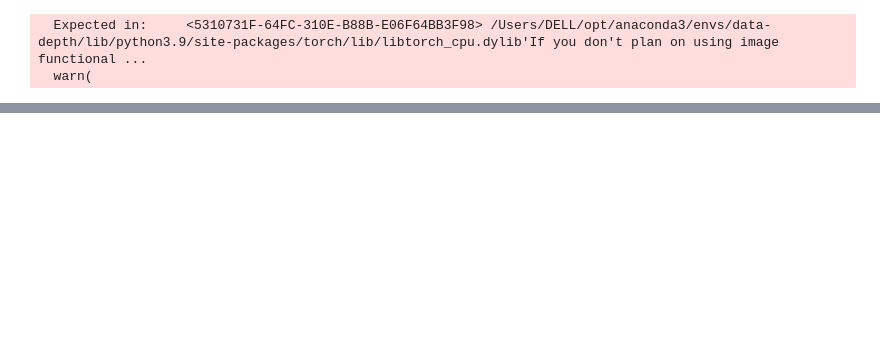
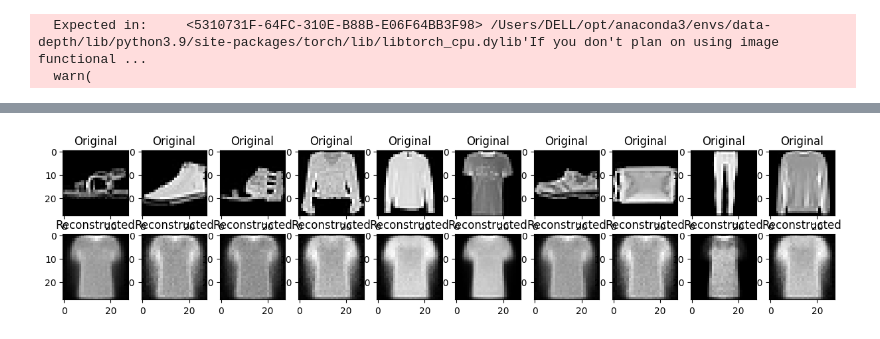
Before and after one commit to ananya-k15/data-depth, a Jupyter notebook: demo.ipynb, the cells around one changed output, grey strips where cells are left out. Cells and saved outputs as stored; diff of their text form; code cells hidden in the pictures; blank space fills up the shorter version.

```diff
--- a/demo.ipynb
+++ b/demo.ipynb
@@ -192,0 +207,5 @@ for i in anomaly_indices:  # Show up to 10 anomalies
+# %%
+parts = split_dataframe_by_tolerance(df, "depth", threshold/6)[::-1]
+print(len(parts))
+for i in range(len(parts)) :
+    print(len(parts[i]))
@@ -192,0 +234,22 @@ for i in anomaly_indices:  # Show up to 10 anomalies
+# %%
+# Visualize original and reconstructed anomalies
+anomaly_indices = np.where(anomalies)[0]
+
+# only top 10 anomalies for now
+fig, axes = plt.subplots(2, 10, figsize=(15, 3))
+
+for ind, i in enumerate(anomaly_indices[0:10]):  # Show up to 10 anomalies
+    original = fashion_mnist_test[i][0].view(28, 28).numpy()
+    with torch.no_grad():
+        org = fashion_mnist_test[i][0]
+        reconstructed, _, _, _ = trained_model(org.view(-1, org.size(0)))
+    reconstructed = reconstructed.view(28, 28).numpy()
+
+    axes[0, ind].imshow(original, cmap='gray')
+    axes[0, ind].set_title('Original')
+    axes[1, ind].imshow(reconstructed, cmap='gray')
+    axes[1, ind].set_title('Reconstructed')
+
+plt.show()
+# %% [output]
+[figure, added]
```
Also changed, not shown: parts of 16 cells of this notebook, 2 other files.
